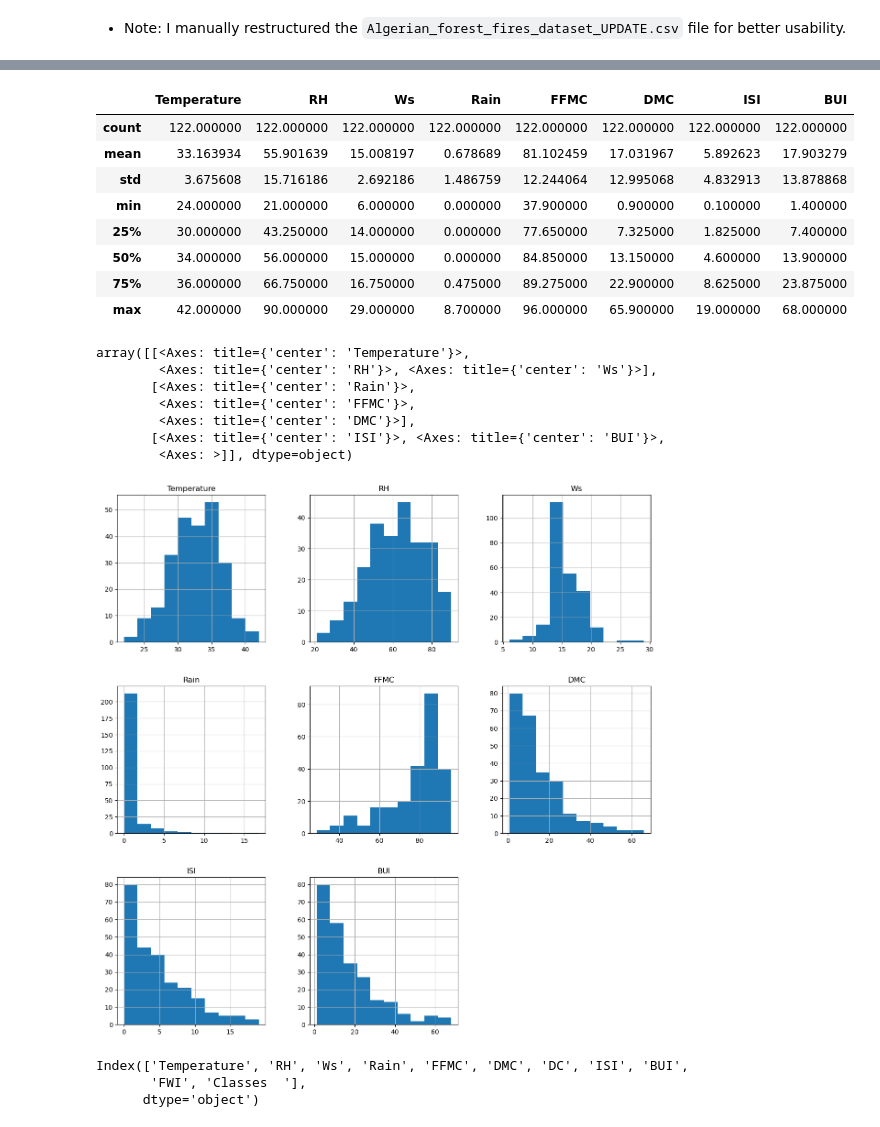
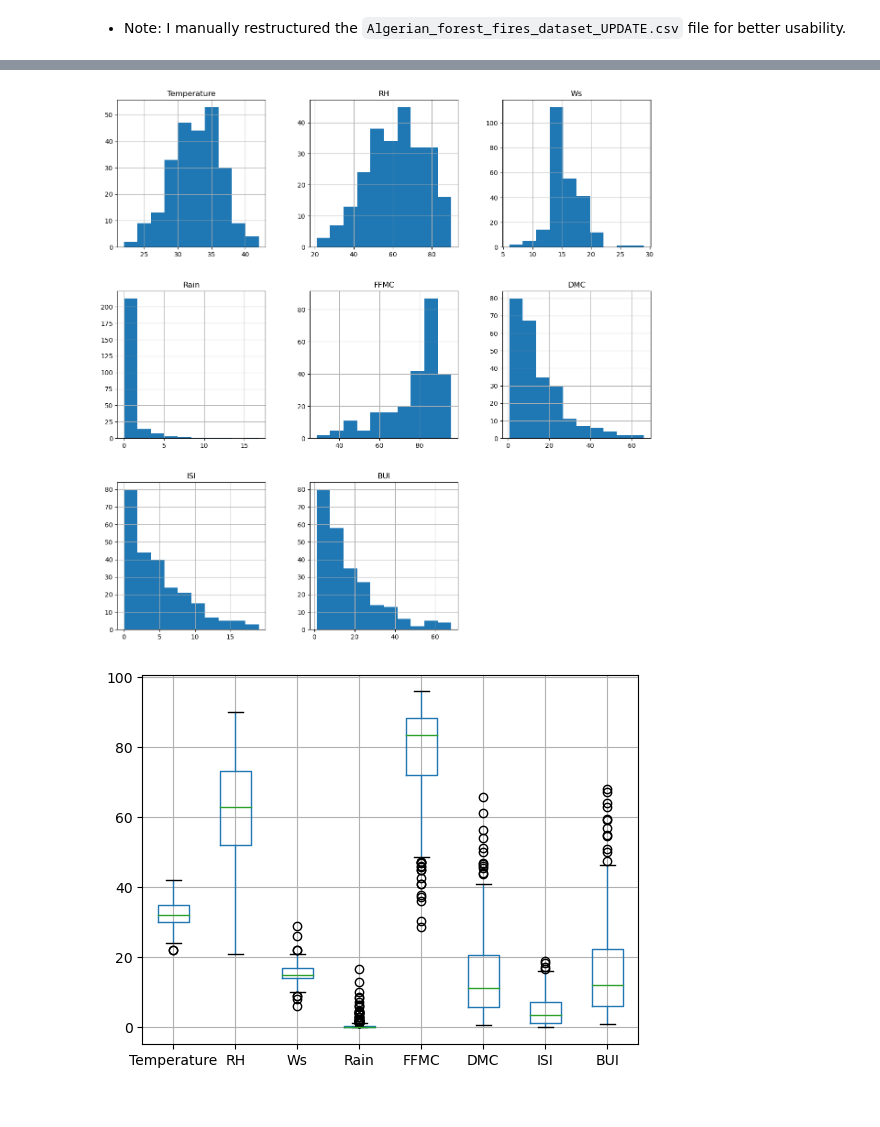
Before and after one commit to MoncefDj/AI-DS-Masters, a Jupyter notebook: 1st semester/Data exploration and visualization/Exploratory Data Analysis and Visualization Showcase.ipynb, the cells around one changed output, grey strips where cells are left out. Drawn from its saved outputs; the diff is of its cells as text; code cells hidden in the pictures.

```diff
--- a/1st semester/Data exploration and visualization/Exploratory Data Analysis and Visualization Showcase.ipynb
+++ b/1st semester/Data exploration and visualization/Exploratory Data Analysis and Visualization Showcase.ipynb
@@ -68,29 +81,8 @@ bejaia_df.describe()
-# %%
-sidi_bel_abbes_df.describe()
-# %% [output]
-|  | Temperature | RH | Ws | Rain | FFMC | DMC | ISI | BUI |
-| count | 122.000000 | 122.000000 | 122.000000 | 122.000000 | 122.000000 | 122.000000 | 122.000000 | 122.000000 |
-| mean | 33.163934 | 55.901639 | 15.008197 | 0.678689 | 81.102459 | 17.031967 | 5.892623 | 17.903279 |
-| std | 3.675608 | 15.716186 | 2.692186 | 1.486759 | 12.244064 | 12.995068 | 4.832913 | 13.878868 |
-| min | 24.000000 | 21.000000 | 6.000000 | 0.000000 | 37.900000 | 0.900000 | 0.100000 | 1.400000 |
-| 25% | 30.000000 | 43.250000 | 14.000000 | 0.000000 | 77.650000 | 7.325000 | 1.825000 | 7.400000 |
-| 50% | 34.000000 | 56.000000 | 15.000000 | 0.000000 | 84.850000 | 13.150000 | 4.600000 | 13.900000 |
-| 75% | 36.000000 | 66.750000 | 16.750000 | 0.475000 | 89.275000 | 22.900000 | 8.625000 | 23.875000 |
-| max | 42.000000 | 90.000000 | 29.000000 | 8.700000 | 96.000000 | 65.900000 | 19.000000 | 68.000000 |
 # %%
-df.hist(figsize=(15,15))
+df_hist = df.hist(figsize=(15,15))
 # %% [output]
-array([[<Axes: title={'center': 'Temperature'}>,
-        <Axes: title={'center': 'RH'}>, <Axes: title={'center': 'Ws'}>],
-       [<Axes: title={'center': 'Rain'}>,
-        <Axes: title={'center': 'FFMC'}>,
-        <Axes: title={'center': 'DMC'}>],
-       [<Axes: title={'center': 'ISI'}>, <Axes: title={'center': 'BUI'}>,
-        <Axes: >]], dtype=object)
 [figure]
-# %%
-df.columns
-# %% [output]
-Index(['Temperature', 'RH', 'Ws', 'Rain', 'FFMC', 'DMC', 'DC', 'ISI', 'BUI',
-       'FWI', 'Classes  '],
-      dtype='object')
+# %%
+axes, df_bp = df.boxplot(return_type="both")
+# %% [output]
+[figure, added]
```
Also changed, not shown: parts of 6 cells of this notebook.
